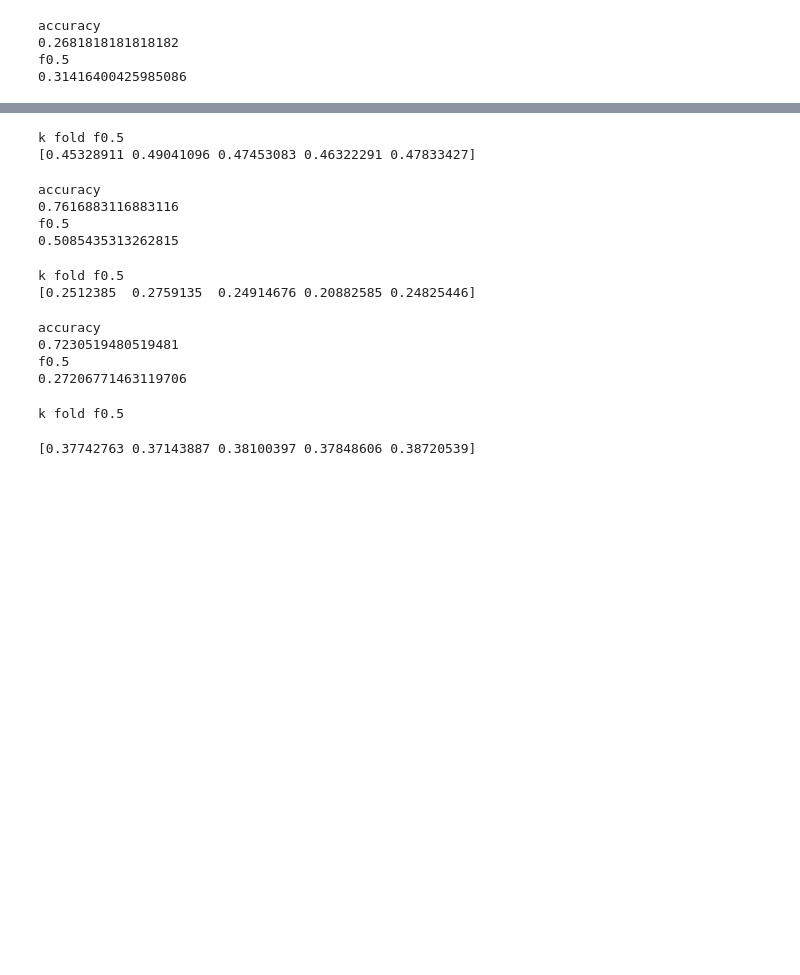
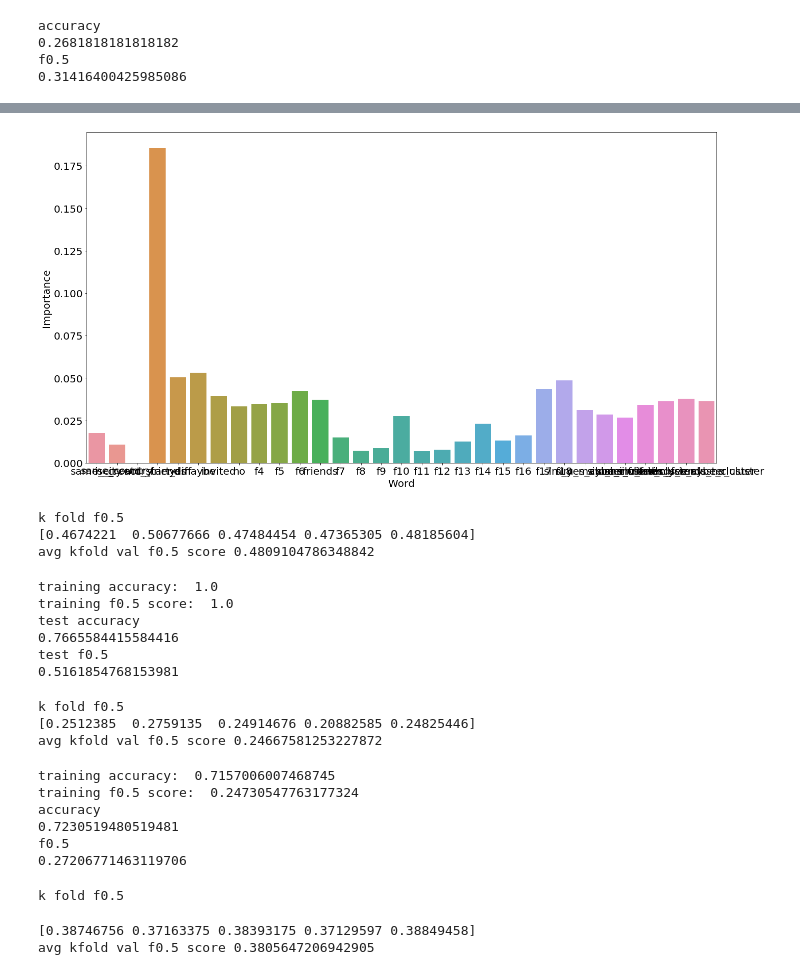
Before and after one commit to pruthviperumalla/Event-Recommender-System, a Jupyter notebook: explore_data.ipynb, the cells around one changed output, grey strips where cells are left out. Drawn from its saved outputs; the diff is of its cells as text; code cells hidden in the pictures; blank space fills up the shorter version.

Commit message:
added missing cols, logging train accuracy

```diff
--- a/explore_data.ipynb
+++ b/explore_data.ipynb
@@ -24,6 +24,7 @@ import svm as svm
 import EnsembleLearning as el
 # %%
 dataPath = './data/'
+outputPath = './results/'
 # %%
 users = pd.read_csv(dataPath + "users.csv")
 users.head()
@@ -227,7 +227,7 @@ features = ['same_city',
        'f13', 'f14', 'f15', 'f16', 'f17', 'f18', 'sim_yes_cluster',
        'sim_maybe_cluster', 'sim_no_cluster', 'sim_invited_cluster',
        'sim_friends_yes_cluster', 'sim_friends_maybe_cluster',
-       'sim_friends_no_cluster', 'interested']
+       'sim_friends_no_cluster', 'event_att_yes_sim', 'event_att_maybe_sim', 'interested']
 train_data_ids = train_data[['event', 'user']]
 train_data = train_data[features]
 # %%
@@ -275,6 +276,6 @@ f0.5
 # %%
 # RANDOM FOREST f0.5
 print("k folds f0.5")
-rf_model = rf.fit(X_train, y_train)
+rf_model = rf.fit(X_train, y_train.values.ravel())
 # %% [output]
 k folds f0.5
@@ -292,0 +297,4 @@ f0.5
+# %%
+cols = X_train.columns.to_numpy()
+# cols
+cols[]
@@ -293,21 +309,37 @@ f0.5
+# %%
+rf_imps = rf_model.feature_importances_
+import matplotlib.pyplot as plt
+plt.figure(figsize=(20, 10))
+plt.xlabel('Word', fontsize=20)
+plt.ylabel('Importance', fontsize=20)
+sns.barplot(x = cols, y = rf_imps)
+# plt.show()
+plt.tick_params(labelsize=20)
+plt.tight_layout()
+plt.savefig(outputPath + 'rf_feat_imp.png')
+# %% [output]
+[figure, added]
 # %%
 #KNN f0.5
 print("k fold f0.5")
 knn_model = knn.fit(X_train, y_train)
 # %% [output]
 k fold f0.5
-[0.45328911 0.49041096 0.47453083 0.46322291 0.47833427]
+[0.4674221  0.50677666 0.47484454 0.47365305 0.48185604]
+avg kfold val f0.5 score 0.4809104786348842
 # %%
 y_predicted = knn.fit_predict(X_train, y_train, X_test, knn_model)
-print("accuracy")
+print("test accuracy")
 print(accuracy_score(y_predicted, y_test))
-print("f0.5")
+print("test f0.5")
 print(fbeta_score(y_test, y_predicted, beta = 0.5))
 # %% [output]
-accuracy
-0.7616883116883116
-f0.5
-0.5085435313262815
+training accuracy:  1.0
+training f0.5 score:  1.0
+test accuracy
+0.7665584415584416
+test f0.5
+0.5161854768153981
 # %%
 # GAUSSAIN NAIVE BAYES
 print("k fold f0.5")
@@ -315,6 +347,7 @@ gnb_model = gnb.fit(X_train, y_train.values.ravel())
 # %% [output]
 k fold f0.5
 [0.2512385  0.2759135  0.24914676 0.20882585 0.24825446]
+avg kfold val f0.5 score 0.24667581253227872
 # %%
 y_predicted = gnb.fit_predict(X_train, y_train.values.ravel(), X_test, gnb_model)
 print("accuracy")
@@ -322,6 +355,8 @@ print(accuracy_score(y_predicted, y_test))
 print("f0.5")
 print(fbeta_score(y_test, y_predicted, beta = 0.5))
 # %% [output]
+training accuracy:  0.7157006007468745
+training f0.5 score:  0.24730547763177324
 accuracy
 0.7230519480519481
 f0.5
@@ -332,7 +367,8 @@ print("k fold f0.5")
 svm_model = svm.fit(X_train, y_train.values.ravel())
 # %% [output]
 k fold f0.5
-[0.37742763 0.37143887 0.38100397 0.37848606 0.38720539]
+[0.38746756 0.37163375 0.38393175 0.37129597 0.38849458]
+avg kfold val f0.5 score 0.3805647206942905
 # %%
 y_predicted = svm.fit_predict(X_train, y_train.values.ravel(), X_test, svm_model)
 print("accuracy")
```
Also changed, not shown: parts of 16 cells of this notebook, 10 other files.
